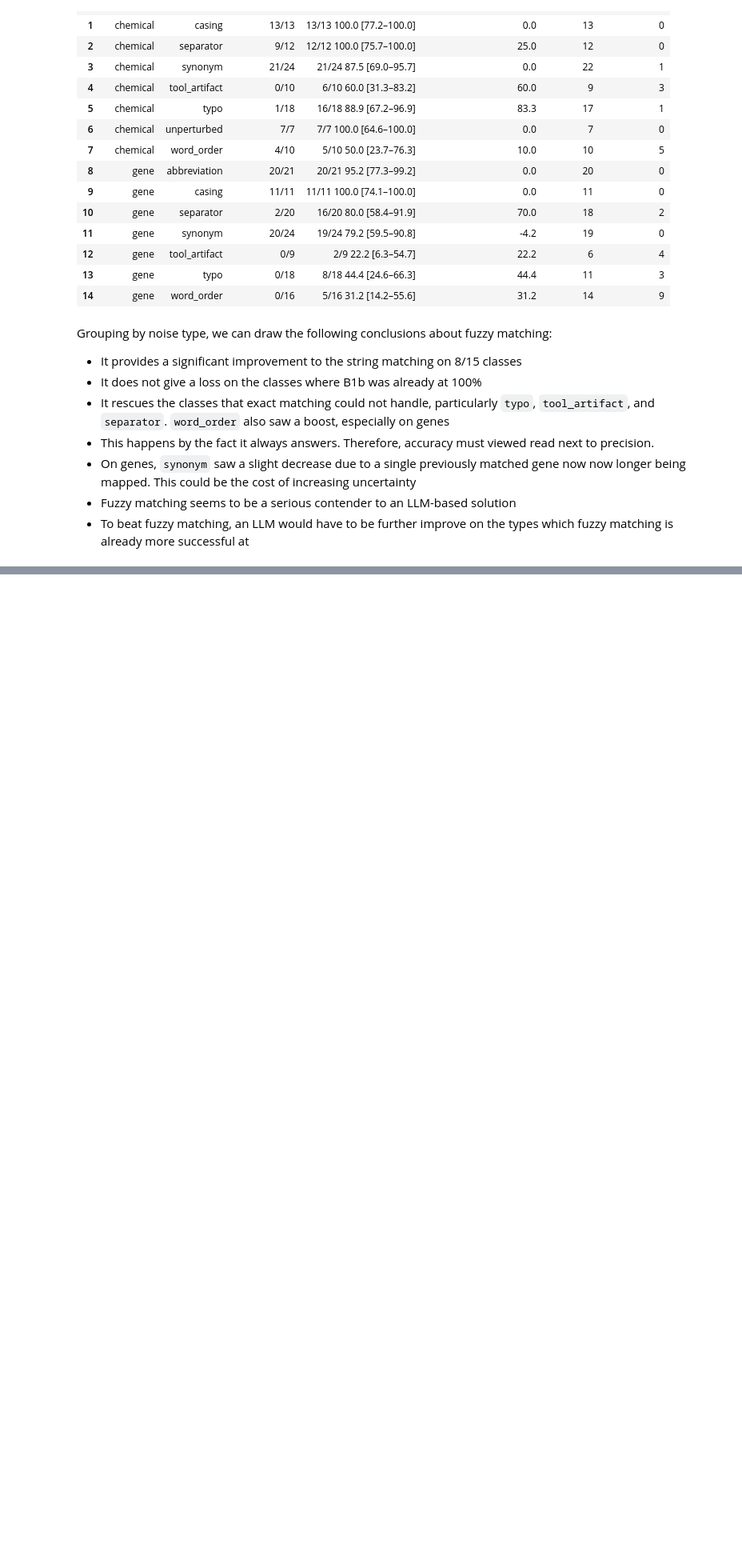
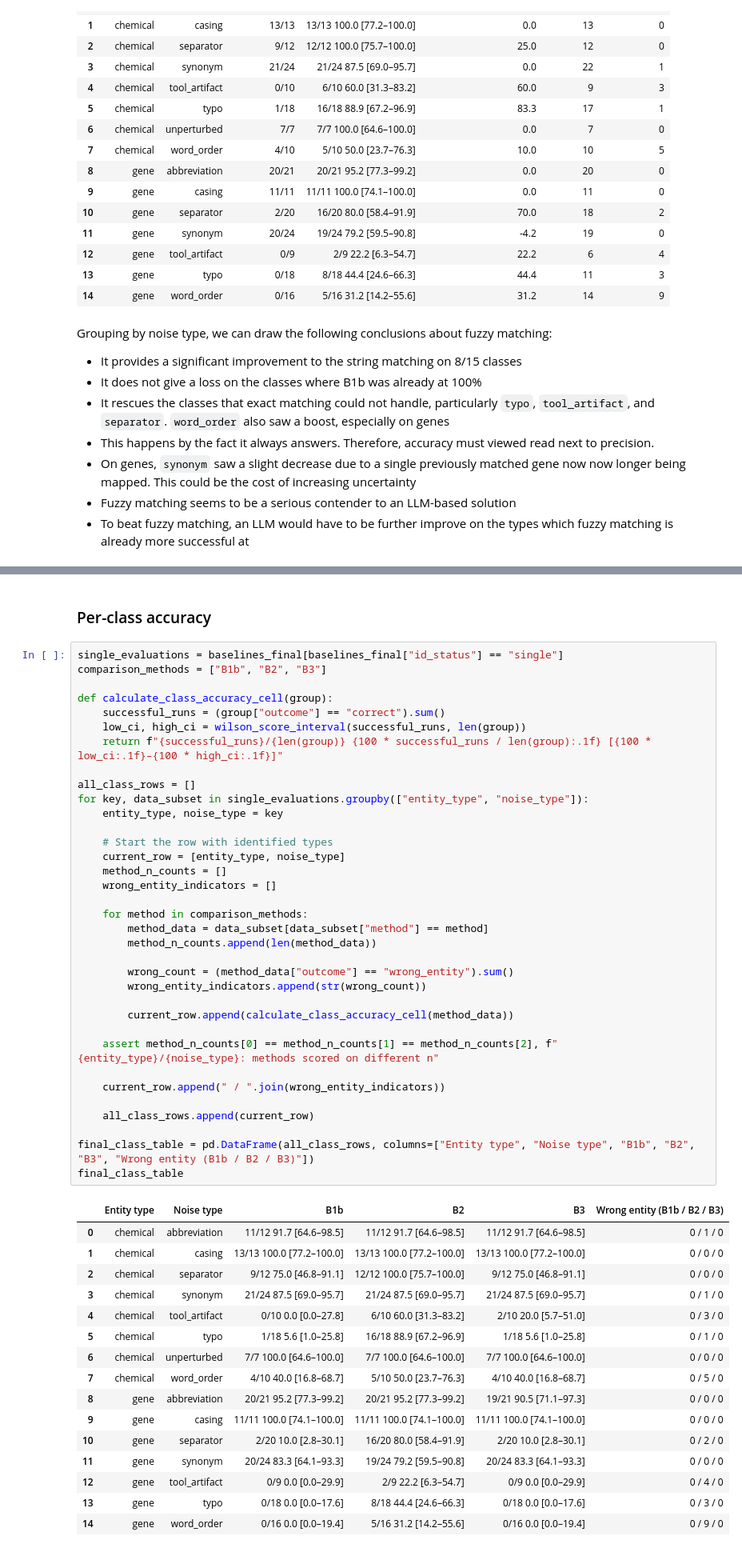
Before and after one commit to mathiashusted/local-entity-normalization, a Jupyter notebook: scripts/baseline/baseline_evaluation.ipynb, the cells around one changed output, grey strips where cells are left out. Shown at 80% size. Cells and saved outputs as stored; diff of their text form; blank space fills up the shorter version.

```diff
--- a/scripts/baseline/baseline_evaluation.ipynb
+++ b/scripts/baseline/baseline_evaluation.ipynb
@@ -480,0 +715,54 @@ Grouping by noise type, we can draw the following conclusions about fuzzy matchi
+# %% [markdown]
+### Per-class accuracy
+# %%
+single_evaluations = baselines_final[baselines_final["id_status"] == "single"]
+comparison_methods = ["B1b", "B2", "B3"]
+
+def calculate_class_accuracy_cell(group):
+    successful_runs = (group["outcome"] == "correct").sum()
+    low_ci, high_ci = wilson_score_interval(successful_runs, len(group))
+    return f"{successful_runs}/{len(group)} {100 * successful_runs / len(group):.1f} [{100 * low_ci:.1f}–{100 * high_ci:.1f}]"
+
+all_class_rows = []
+for key, data_subset in single_evaluations.groupby(["entity_type", "noise_type"]):
+    entity_type, noise_type = key
+
+    # Start the row with identified types
+    current_row = [entity_type, noise_type]
+    method_n_counts = []
+    wrong_entity_indicators = []
+
+    for method in comparison_methods:
+        method_data = data_subset[data_subset["method"] == method]
+        method_n_counts.append(len(method_data))
+
+        wrong_count = (method_data["outcome"] == "wrong_entity").sum()
+        wrong_entity_indicators.append(str(wrong_count))
+
+        current_row.append(calculate_class_accuracy_cell(method_data))
+
+    assert method_n_counts[0] == method_n_counts[1] == method_n_counts[2], f"{entity_type}/{noise_type}: methods scored on different n"
+
+    current_row.append(" / ".join(wrong_entity_indicators))
+
+    all_class_rows.append(current_row)
+
+final_class_table = pd.DataFrame(all_class_rows, columns=["Entity type", "Noise type", "B1b", "B2", "B3", "Wrong entity (B1b / B2 / B3)"])
+final_class_table
+# %% [output]
+|  | Entity type | Noise type | B1b | B2 | B3 | Wrong entity (B1b / B2 / B3) |
+| 0 | chemical | abbreviation | 11/12 91.7 [64.6–98.5] | 11/12 91.7 [64.6–98.5] | 11/12 91.7 [64.6–98.5] | 0 / 1 / 0 |
+| 1 | chemical | casing | 13/13 100.0 [77.2–100.0] | 13/13 100.0 [77.2–100.0] | 13/13 100.0 [77.2–100.0] | 0 / 0 / 0 |
+| 2 | chemical | separator | 9/12 75.0 [46.8–91.1] | 12/12 100.0 [75.7–100.0] | 9/12 75.0 [46.8–91.1] | 0 / 0 / 0 |
+| 3 | chemical | synonym | 21/24 87.5 [69.0–95.7] | 21/24 87.5 [69.0–95.7] | 21/24 87.5 [69.0–95.7] | 0 / 1 / 0 |
+| 4 | chemical | tool_artifact | 0/10 0.0 [0.0–27.8] | 6/10 60.0 [31.3–83.2] | 2/10 20.0 [5.7–51.0] | 0 / 3 / 0 |
+| 5 | chemical | typo | 1/18 5.6 [1.0–25.8] | 16/18 88.9 [67.2–96.9] | 1/18 5.6 [1.0–25.8] | 0 / 1 / 0 |
+| 6 | chemical | unperturbed | 7/7 100.0 [64.6–100.0] | 7/7 100.0 [64.6–100.0] | 7/7 100.0 [64.6–100.0] | 0 / 0 / 0 |
+| 7 | chemical | word_order | 4/10 40.0 [16.8–68.7] | 5/10 50.0 [23.7–76.3] | 4/10 40.0 [16.8–68.7] | 0 / 5 / 0 |
+| 8 | gene | abbreviation | 20/21 95.2 [77.3–99.2] | 20/21 95.2 [77.3–99.2] | 19/21 90.5 [71.1–97.3] | 0 / 0 / 0 |
+| 9 | gene | casing | 11/11 100.0 [74.1–100.0] | 11/11 100.0 [74.1–100.0] | 11/11 100.0 [74.1–100.0] | 0 / 0 / 0 |
+| 10 | gene | separator | 2/20 10.0 [2.8–30.1] | 16/20 80.0 [58.4–91.9] | 2/20 10.0 [2.8–30.1] | 0 / 2 / 0 |
+| 11 | gene | synonym | 20/24 83.3 [64.1–93.3] | 19/24 79.2 [59.5–90.8] | 20/24 83.3 [64.1–93.3] | 0 / 0 / 0 |
+| 12 | gene | tool_artifact | 0/9 0.0 [0.0–29.9] | 2/9 22.2 [6.3–54.7] | 0/9 0.0 [0.0–29.9] | 0 / 4 / 0 |
+| 13 | gene | typo | 0/18 0.0 [0.0–17.6] | 8/18 44.4 [24.6–66.3] | 0/18 0.0 [0.0–17.6] | 0 / 3 / 0 |
+| 14 | gene | word_order | 0/16 0.0 [0.0–19.4] | 5/16 31.2 [14.2–55.6] | 0/16 0.0 [0.0–19.4] | 0 / 9 / 0 |
```
Also changed, not shown: parts of 23 cells of this notebook, 2 other files.
